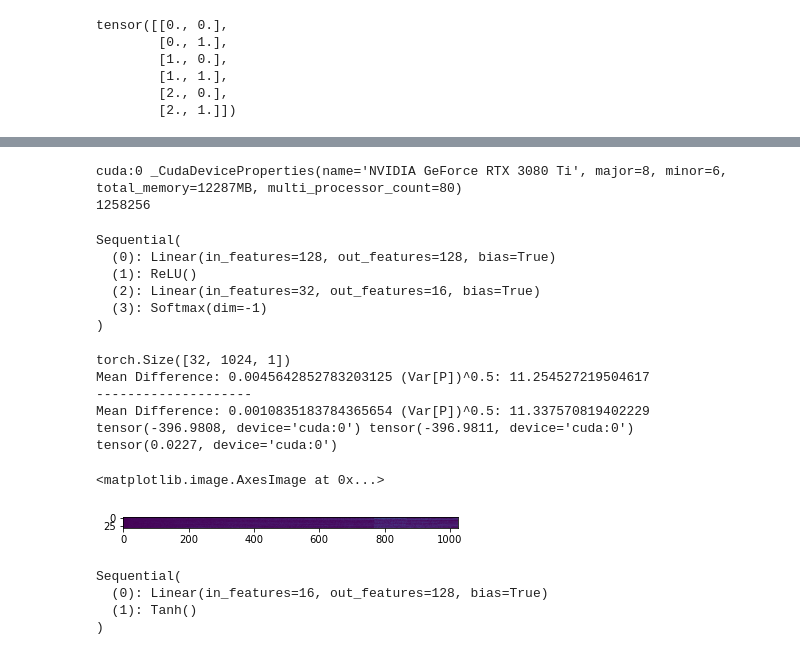
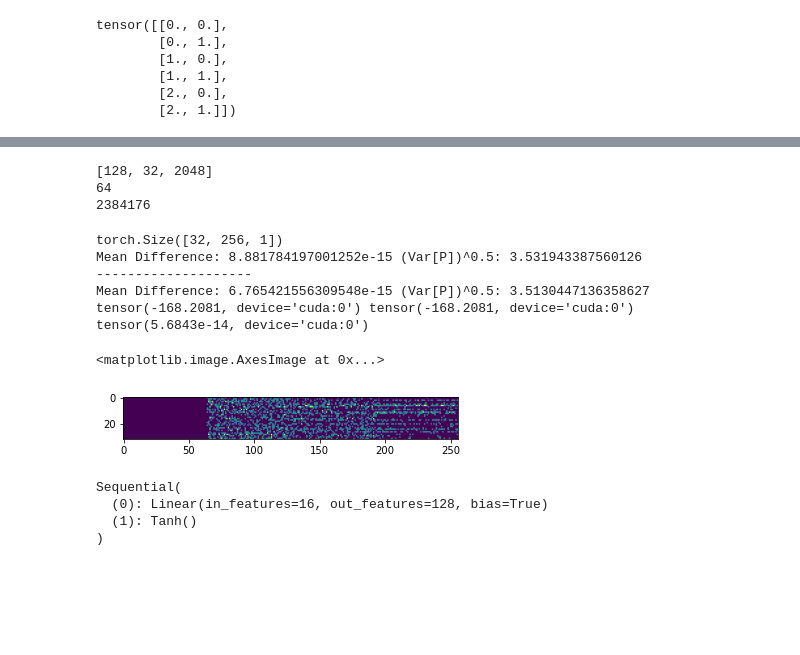
Before and after one commit to ksprague1/NN-QSR, a Jupyter notebook: Model Testing.ipynb, the cells around one changed output, grey strips where cells are left out. Cells and saved outputs as stored; diff of their text form; code cells hidden in the pictures; blank space fills up the shorter version.

```diff
--- a/Model Testing.ipynb
+++ b/Model Testing.ipynb
@@ -104,27 +67,0 @@ cuda:0 _CudaDeviceProperties(name='NVIDIA GeForce RTX 3080 Ti', major=8, minor=6
-# %%
-from LPTF import *
-#torch.set_default_tensor_type(torch.DoubleTensor)
-op=Opt(K=256,Q=1,Nh=128,dir="FINE-TUNE",hamiltonian="Rydberg")
-op.B=op.K*op.Q
-op.patch=4
-op.L= 32*32
-op._2D=True
-op.sgrad=False
-op.NLOOPS=op.L//op.patch**2
-
-
-rnnargs = dict(p=2*(2-op._2D),_2D=op._2D)
-pb = LPTF(32,op.patch,_2D=op._2D,Nh=op.Nh,num_layers=2,rnnargs=rnnargs)
-
-
-#pb.prnn = PTF(op.patch,2,_2D=op._2D,Nh=[32,op.Nh],num_layers=1)
-#op.dir="LPTF-TF"
-
-
-print(sum([p.numel() for p in pb.parameters()]))
-
-pb1 = torch.jit.script(pb)
-#pb1=pb
-# %% [output]
-cuda:0 _CudaDeviceProperties(name='NVIDIA GeForce RTX 3080 Ti', major=8, minor=6, total_memory=12287MB, multi_processor_count=80)
-1258256
@@ -134,51 +68,61 @@ op.steps=2000
-# %%
-pb.prnn.lin
-# %% [output]
-Sequential(
-  (0): Linear(in_features=128, out_features=128, bias=True)
-  (1): ReLU()
-  (2): Linear(in_features=32, out_features=16, bias=True)
-  (3): Softmax(dim=-1)
-)
+# %%
+torch.set_default_tensor_type(torch.DoubleTensor)
+
+
+ptf = PTF(L=64,patch=2,_2D=True,Nh=[128,32],dropout=0.0,num_layers=2,nhead=8,repeat_pre=True)
+
+pb = LPTF(ptf,L=256,patch=8,_2D=True,Nh=128,dropout=0.0,num_layers=2,nhead=8)
+
+op=TrainOpt(L=256,NLOOPS=4)
+print(ptf.nrepeat)
+
+print(sum([p.numel() for p in pb.parameters()]))
+# %% [output]
+[128, 32, 2048]
+64
+2384176
 # %%
+
+
 B=32
 
 sample,p0 = pb.sample(B,op.L)
 print(sample.shape)
 ps = pb.logprobability(sample)
 
 pvar,pmean = torch.var_mean(p0)
 
 var,mean = torch.var_mean(abs(p0-ps))
 
 print("Mean Difference:",mean.item(),"(Var[P])^0.5:",pvar.item()**0.5)
 
 print("--------------------")
 
 
 
 def get_indices(patch,L):
     sflip = torch.arange(L,device=device).to(torch.int64).reshape([1,L])
     sflip = patch(sflip).reshape(L)
 
     return sflip
 
-probs = Sampler.off_diag_labels(pb,sample,nloops=op.NLOOPS)[:,get_indices(pb.patch,op.L)]
-p2 = pb.off_diag_labels(sample,nloops=op.NLOOPS)
+with torch.no_grad():
+    probs = Sampler.off_diag_labels(pb,sample,nloops=op.NLOOPS)[:,get_indices(pb.patch,op.L)]
+    p2 = pb.off_diag_labels(sample,nloops=op.NLOOPS)
 
 print("Mean Difference:",abs(probs-p2).mean().item(),"(Var[P])^0.5:",torch.var_mean(probs)[0].item()**0.5)
 print(probs.mean(),p2.mean())
 print(abs(probs-p2).max())
 plt.imshow(abs(probs-p2).cpu())
 # %% [output]
-torch.Size([32, 1024, 1])
-Mean Difference: 0.0045642852783203125 (Var[P])^0.5: 11.254527219504617
+torch.Size([32, 256, 1])
+Mean Difference: 8.881784197001252e-15 (Var[P])^0.5: 3.531943387560126
 --------------------
-Mean Difference: 0.0010835183784365654 (Var[P])^0.5: 11.337570819402229
-tensor(-396.9808, device='cuda:0') tensor(-396.9811, device='cuda:0')
-tensor(0.0227, device='cuda:0')
+Mean Difference: 6.765421556309548e-15 (Var[P])^0.5: 3.5130447136358627
+tensor(-168.2081, device='cuda:0') tensor(-168.2081, device='cuda:0')
+tensor(5.6843e-14, device='cuda:0')
 <matplotlib.image.AxesImage at 0x...>
-[figure, old version]
+[figure, new version]
 # %%
 pb.tokenize
 # %% [output]
```
Also changed, not shown: parts of 33 cells of this notebook, 5 other files.
